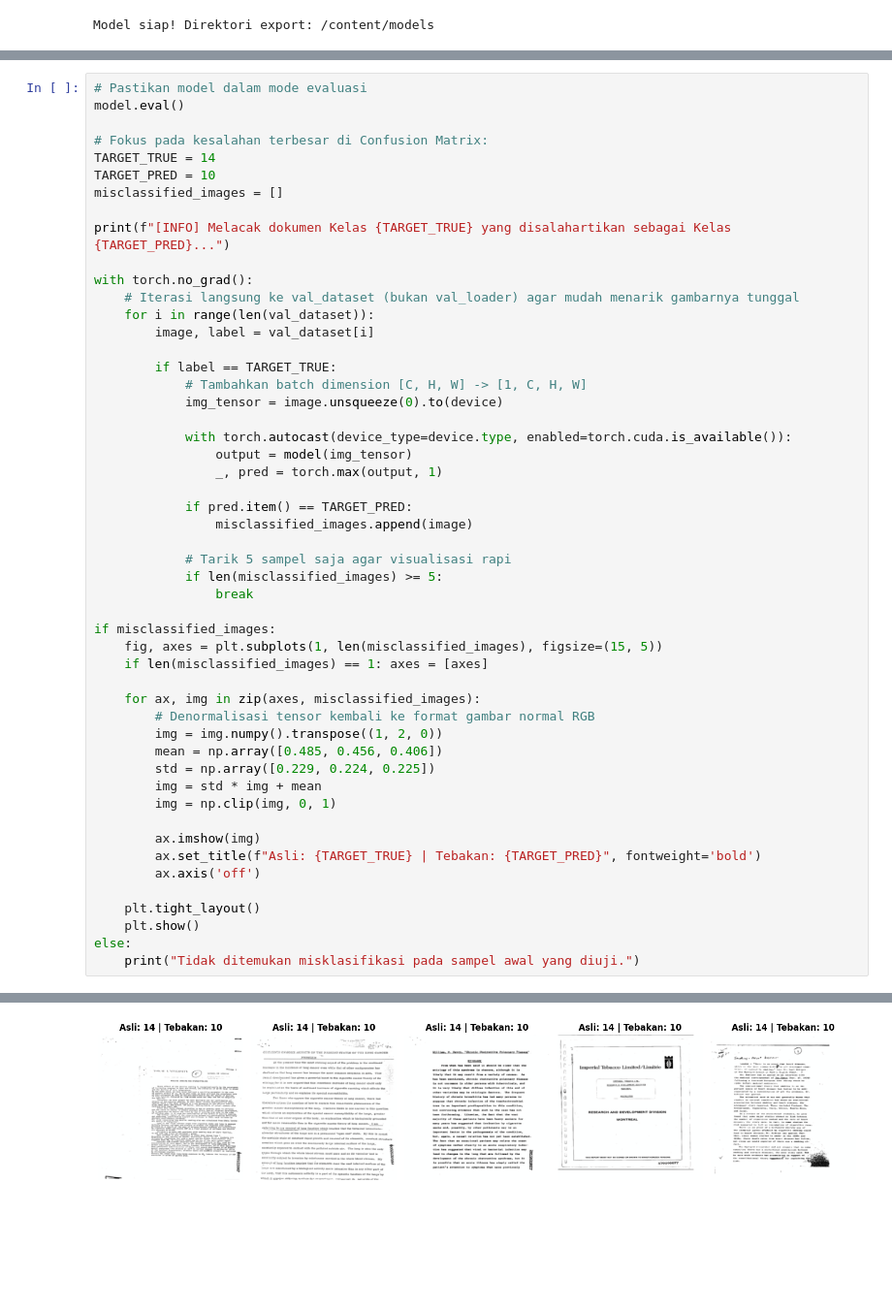
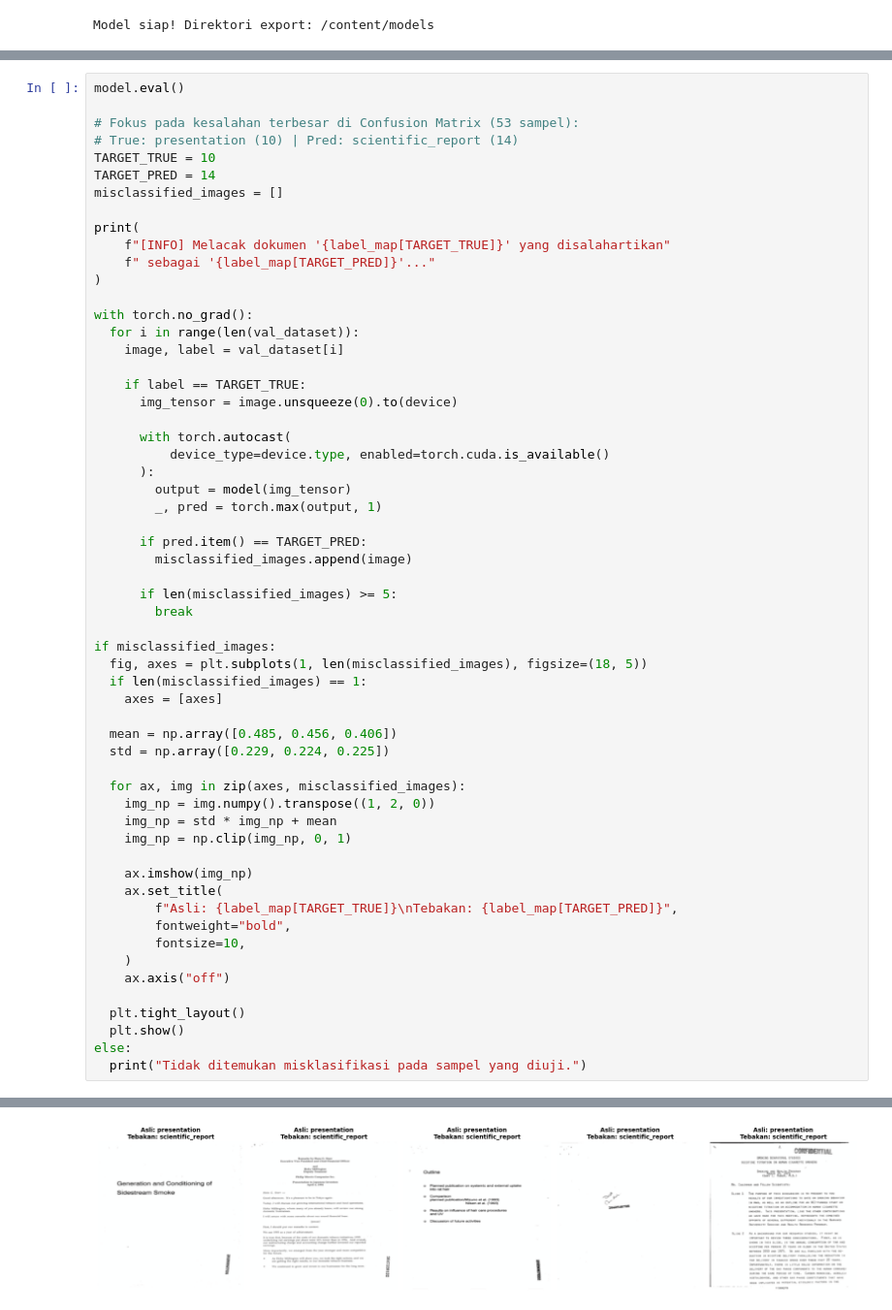
Before and after one commit to gacoanphilia/Document-Image-Classification, a Jupyter notebook: notebooks/02_modeling.ipynb, the cells around one changed output, grey strips where cells are left out. Shown at 97% size. Drawn from its saved outputs; the diff is of its cells as text; blank space fills up the shorter version.

```diff
--- a/notebooks/02_modeling.ipynb
+++ b/notebooks/02_modeling.ipynb
@@ -438,52 +505,59 @@ plt.show()
 # %%
-# Pastikan model dalam mode evaluasi
 model.eval()
 
-# Fokus pada kesalahan terbesar di Confusion Matrix:
-TARGET_TRUE = 14
-TARGET_PRED = 10
+# Fokus pada kesalahan terbesar di Confusion Matrix (53 sampel):
+# True: presentation (10) | Pred: scientific_report (14)
+TARGET_TRUE = 10
+TARGET_PRED = 14
 misclassified_images = []
 
-print(f"[INFO] Melacak dokumen Kelas {TARGET_TRUE} yang disalahartikan sebagai Kelas {TARGET_PRED}...")
+print(
+    f"[INFO] Melacak dokumen '{label_map[TARGET_TRUE]}' yang disalahartikan"
+    f" sebagai '{label_map[TARGET_PRED]}'..."
+)
 
 with torch.no_grad():
-    # Iterasi langsung ke val_dataset (bukan val_loader) agar mudah menarik gambarnya tunggal
-    for i in range(len(val_dataset)):
-        image, label = val_dataset[i]
+  for i in range(len(val_dataset)):
+    image, label = val_dataset[i]
 
-        if label == TARGET_TRUE:
-            # Tambahkan batch dimension [C, H, W] -> [1, C, H, W]
-            img_tensor = image.unsqueeze(0).to(device)
+    if label == TARGET_TRUE:
+      img_tensor = image.unsqueeze(0).to(device)
 
-            with torch.autocast(device_type=device.type, enabled=torch.cuda.is_available()):
-                output = model(img_tensor)
-                _, pred = torch.max(output, 1)
+      with torch.autocast(
+          device_type=device.type, enabled=torch.cuda.is_available()
+      ):
+        output = model(img_tensor)
+        _, pred = torch.max(output, 1)
 
-            if pred.item() == TARGET_PRED:
-                misclassified_images.append(image)
+      if pred.item() == TARGET_PRED:
+        misclassified_images.append(image)
 
-            # Tarik 5 sampel saja agar visualisasi rapi
-            if len(misclassified_images) >= 5:
-                break
+      if len(misclassified_images) >= 5:
+        break
 
 if misclassified_images:
-    fig, axes = plt.subplots(1, len(misclassified_images), figsize=(15, 5))
-    if len(misclassified_images) == 1: axes = [axes]
+  fig, axes = plt.subplots(1, len(misclassified_images), figsize=(18, 5))
+  if len(misclassified_images) == 1:
+    axes = [axes]
 
-    for ax, img in zip(axes, misclassified_images):
-        # Denormalisasi tensor kembali ke format gambar normal RGB
-        img = img.numpy().transpose((1, 2, 0))
-        mean = np.array([0.485, 0.456, 0.406])
-        std = np.array([0.229, 0.224, 0.225])
-        img = std * img + mean
-        img = np.clip(img, 0, 1)
+  mean = np.array([0.485, 0.456, 0.406])
+  std = np.array([0.229, 0.224, 0.225])
 
-        ax.imshow(img)
-        ax.set_title(f"Asli: {TARGET_TRUE} | Tebakan: {TARGET_PRED}", fontweight='bold')
-        ax.axis('off')
+  for ax, img in zip(axes, misclassified_images):
+    img_np = img.numpy().transpose((1, 2, 0))
+    img_np = std * img_np + mean
+    img_np = np.clip(img_np, 0, 1)
 
-    plt.tight_layout()
-    plt.show()
+    ax.imshow(img_np)
+    ax.set_title(
+        f"Asli: {label_map[TARGET_TRUE]}\nTebakan: {label_map[TARGET_PRED]}",
+        fontweight="bold",
+        fontsize=10,
+    )
+    ax.axis("off")
+
+  plt.tight_layout()
+  plt.show()
 else:
-    print("Tidak ditemukan misklasifikasi pada sampel awal yang diuji.")
+  print("Tidak ditemukan misklasifikasi pada sampel yang diuji.")
 # %% [output]
@@ -491 +565 @@ else:
-[figure, old version]
+[figure, new version]
```
Also changed, not shown: parts of 7 cells of this notebook.
